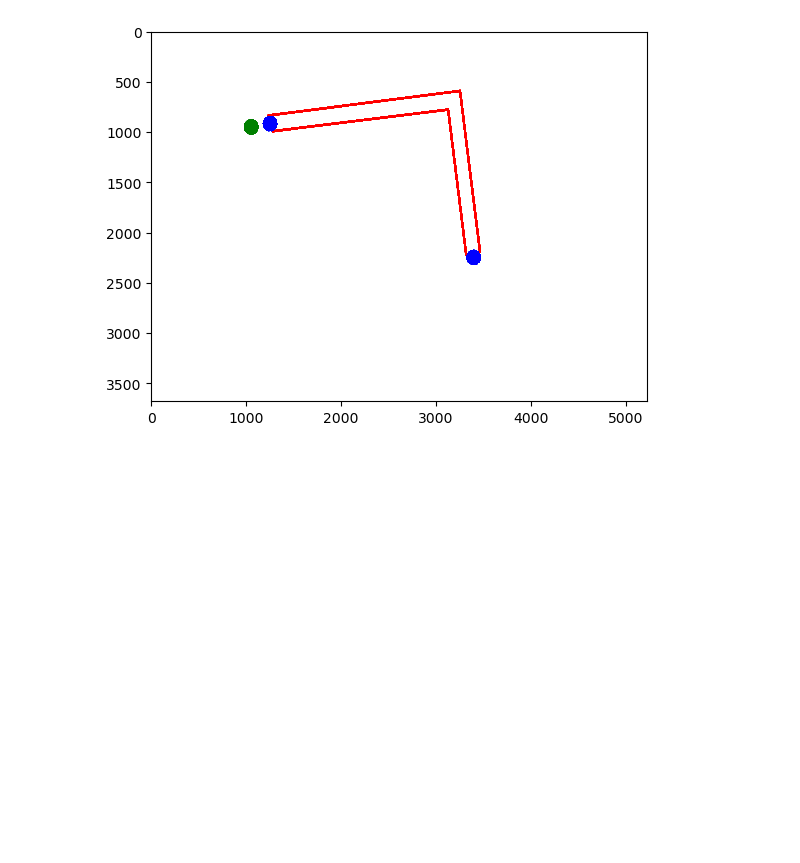
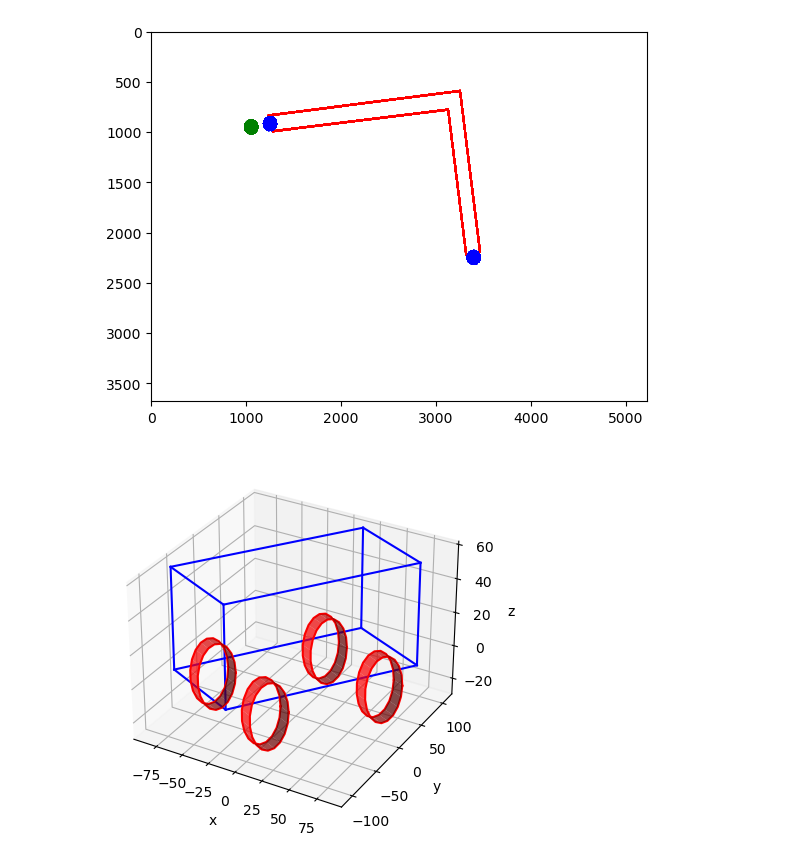
Before and after one commit to sunfanyi/Interactive-Ackermann-steering-model-car-game, a Jupyter notebook: inspect_map.ipynb, the cells around one changed output. Cells and saved outputs as stored; diff of their text form; code cells hidden in the pictures; blank space fills up the shorter version.

Commit message:
Forward Kinematics done. Inverse Kinematics for rear wheels done.

```diff
--- a/inspect_map.ipynb
+++ b/inspect_map.ipynb
@@ -37,4 +39,25 @@ plt.ylim([img.shape[0], 0])
 plt.show()
 # %% [output]
 [figure]
+# %%
+fig = plt.figure()
+ax = fig.add_subplot(111, projection='3d')
+
+mycar = Car(length=5*40, width=2*40, height=1.5*40,
+            wheel_radius=0.5*40, wheel_width=0.3*40,
+            wheel_offset=0.2*40, wheel_base=3*40)
+R = rotation(np.pi/3, 'z')
+T = add_translation(R)
+mycar.update_plot(ax, T)
+
+ax.set_xlabel('x')
+ax.set_ylabel('y')
+ax.set_zlabel('z')
+# ax.set_xlim([-3, 3])
+# ax.set_ylim([-3, 3])
+# ax.set_zlim([-2, 2])
+
+plt.show()
+# %% [output]
+[figure, added]
 # %%
```
Also changed, not shown: parts of 5 cells of this notebook, 4 other files.
